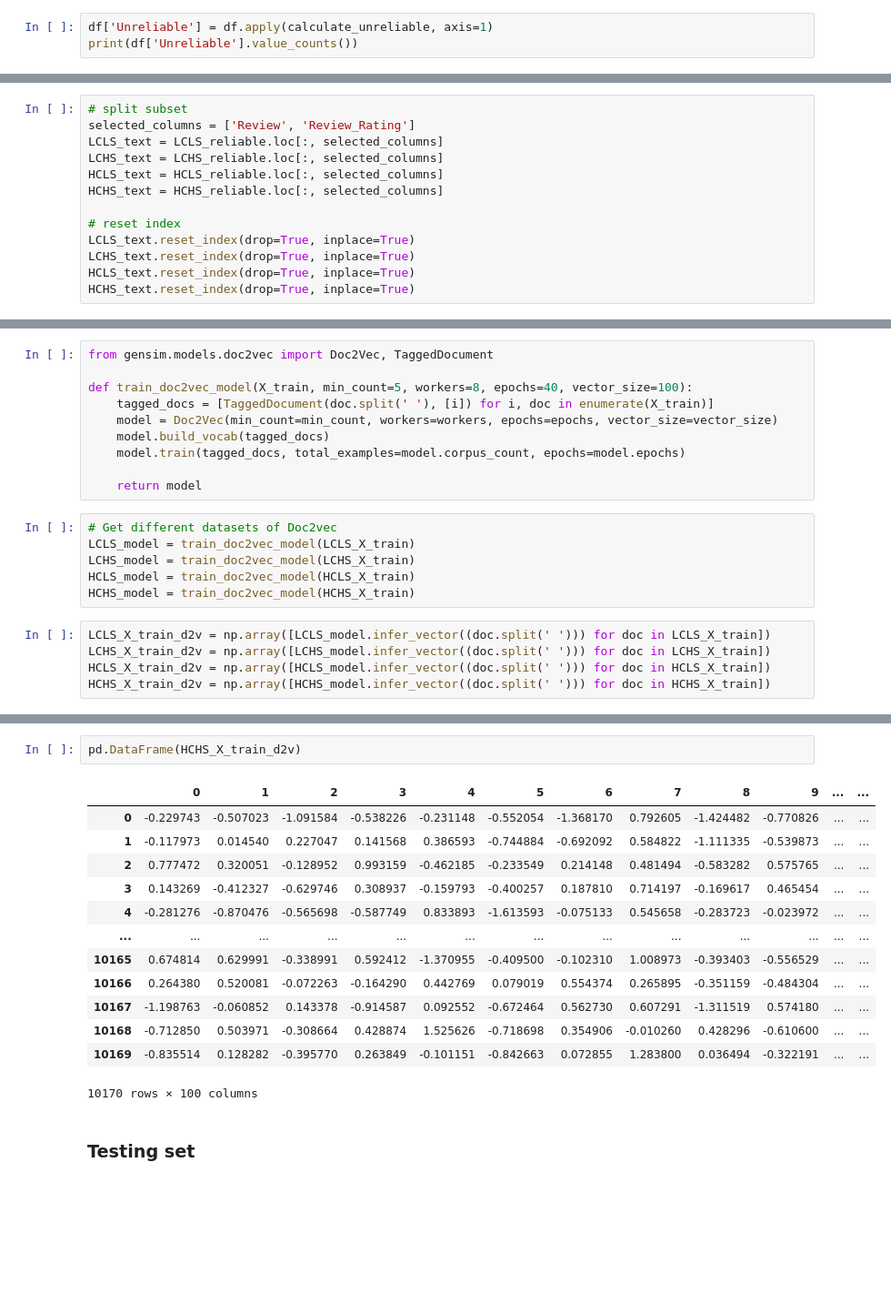
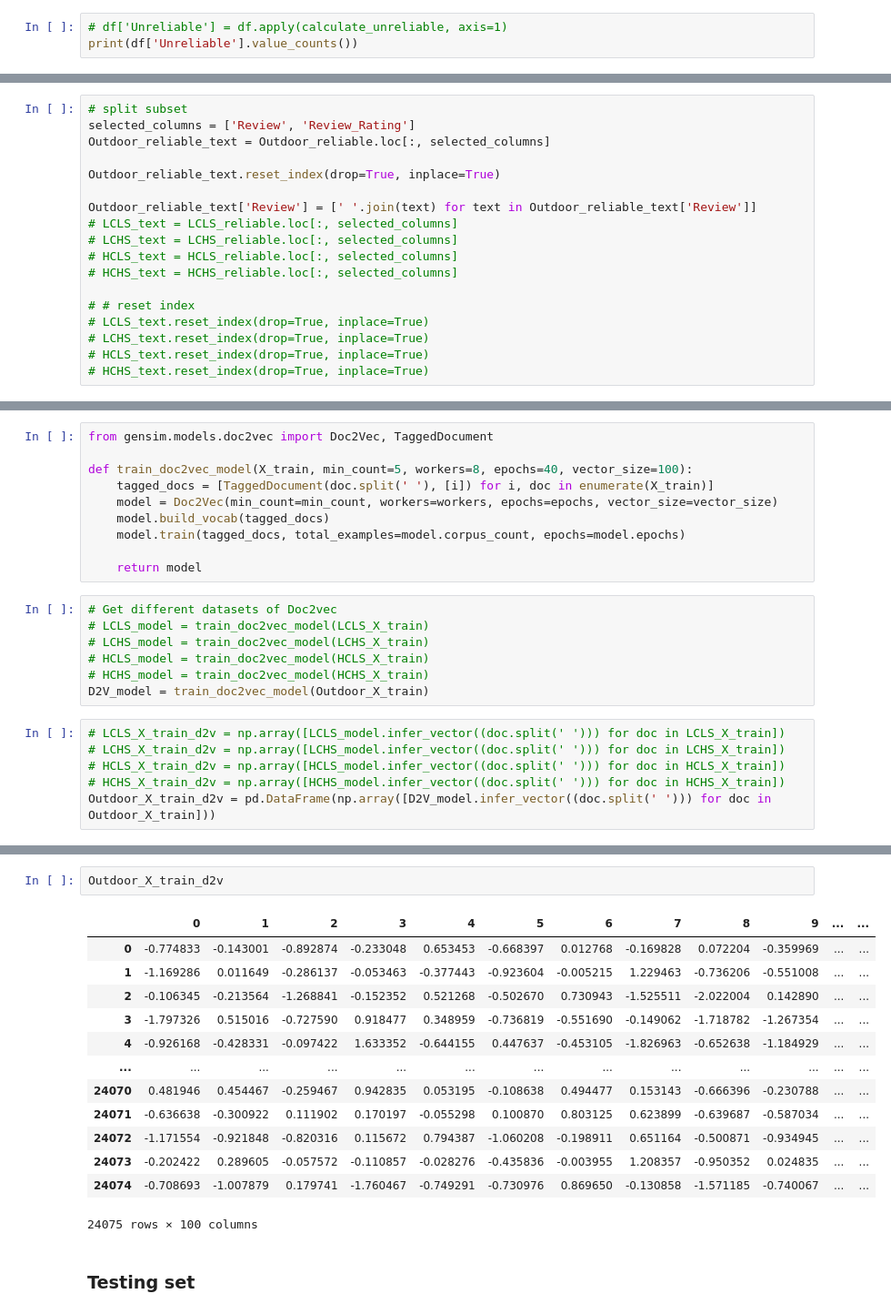
Before and after one commit to kenhao/Interaction_in_Hotel_Reviews, a Jupyter notebook: Reviews_rating_prediction/Review_rating_outdoor.ipynb, the cells around one changed output, grey strips where cells are left out. Shown: that part at 91% size. Saved outputs shown, nothing was run; the diff lists cells and outputs as text; blank space fills up the shorter version.

Commit message:
Outdoor datasets finish

```diff
--- a/Reviews_rating_prediction/Review_rating_outdoor.ipynb
+++ b/Reviews_rating_prediction/Review_rating_outdoor.ipynb
@@ -79,5 +78,5 @@ df['Compound_Score'] = df['Review'].apply(calculate_compound_score)
 # %%
-df['Unreliable'] = df.apply(calculate_unreliable, axis=1)
+# df['Unreliable'] = df.apply(calculate_unreliable, axis=1)
 print(df['Unreliable'].value_counts())
 # %% [output]
 Unreliable
@@ -312,13 +295,18 @@ HCHS_reliable = HCHS[HCHS['Unreliable'] == 0]
 # %%
 # split subset
 selected_columns = ['Review', 'Review_Rating']
-LCLS_text = LCLS_reliable.loc[:, selected_columns]
-LCHS_text = LCHS_reliable.loc[:, selected_columns]
-HCLS_text = HCLS_reliable.loc[:, selected_columns]
-HCHS_text = HCHS_reliable.loc[:, selected_columns]
+Outdoor_reliable_text = Outdoor_reliable.loc[:, selected_columns]
 
-# reset index
-LCLS_text.reset_index(drop=True, inplace=True)
-LCHS_text.reset_index(drop=True, inplace=True)
-HCLS_text.reset_index(drop=True, inplace=True)
-HCHS_text.reset_index(drop=True, inplace=True)
+Outdoor_reliable_text.reset_index(drop=True, inplace=True)
+
+Outdoor_reliable_text['Review'] = [' '.join(text) for text in Outdoor_reliable_text['Review']]
+# LCLS_text = LCLS_reliable.loc[:, selected_columns]
+# LCHS_text = LCHS_reliable.loc[:, selected_columns]
+# HCLS_text = HCLS_reliable.loc[:, selected_columns]
+# HCHS_text = HCHS_reliable.loc[:, selected_columns]
+
+# # reset index
+# LCLS_text.reset_index(drop=True, inplace=True)
+# LCHS_text.reset_index(drop=True, inplace=True)
+# HCLS_text.reset_index(drop=True, inplace=True)
+# HCHS_text.reset_index(drop=True, inplace=True)
@@ -504,12 +476,14 @@ def train_doc2vec_model(X_train, min_count=5, workers=8, epochs=40, vector_size=
     return model
 # %%
 # Get different datasets of Doc2vec
-LCLS_model = train_doc2vec_model(LCLS_X_train)
-LCHS_model = train_doc2vec_model(LCHS_X_train)
-HCLS_model = train_doc2vec_model(HCLS_X_train)
-HCHS_model = train_doc2vec_model(HCHS_X_train)
+# LCLS_model = train_doc2vec_model(LCLS_X_train)
+# LCHS_model = train_doc2vec_model(LCHS_X_train)
+# HCLS_model = train_doc2vec_model(HCLS_X_train)
+# HCHS_model = train_doc2vec_model(HCHS_X_train)
+D2V_model = train_doc2vec_model(Outdoor_X_train)
 # %%
-LCLS_X_train_d2v = np.array([LCLS_model.infer_vector((doc.split(' '))) for doc in LCLS_X_train])
-LCHS_X_train_d2v = np.array([LCHS_model.infer_vector((doc.split(' '))) for doc in LCHS_X_train])
-HCLS_X_train_d2v = np.array([HCLS_model.infer_vector((doc.split(' '))) for doc in HCLS_X_train])
-HCHS_X_train_d2v = np.array([HCHS_model.infer_vector((doc.split(' '))) for doc in HCHS_X_train])
+# LCLS_X_train_d2v = np.array([LCLS_model.infer_vector((doc.split(' '))) for doc in LCLS_X_train])
+# LCHS_X_train_d2v = np.array([LCHS_model.infer_vector((doc.split(' '))) for doc in LCHS_X_train])
+# HCLS_X_train_d2v = np.array([HCLS_model.infer_vector((doc.split(' '))) for doc in HCLS_X_train])
+# HCHS_X_train_d2v = np.array([HCHS_model.infer_vector((doc.split(' '))) for doc in HCHS_X_train])
+Outdoor_X_train_d2v = pd.DataFrame(np.array([D2V_model.infer_vector((doc.split(' '))) for doc in Outdoor_X_train]))
@@ -564,19 +490,19 @@ pd.DataFrame(HCLS_X_train_d2v)
-# %%
-pd.DataFrame(HCHS_X_train_d2v)
-# %% [output]
-|  | 0 | 1 | 2 | 3 | 4 | 5 | 6 | 7 | 8 | 9 | ... | ... |
-| 0 | -0.229743 | -0.507023 | -1.091584 | -0.538226 | -0.231148 | -0.552054 | -1.368170 | 0.792605 | -1.424482 | -0.770826 | ... | ... |
-| 1 | -0.117973 | 0.014540 | 0.227047 | 0.141568 | 0.386593 | -0.744884 | -0.692092 | 0.584822 | -1.111335 | -0.539873 | ... | ... |
-| 2 | 0.777472 | 0.320051 | -0.128952 | 0.993159 | -0.462185 | -0.233549 | 0.214148 | 0.481494 | -0.583282 | 0.575765 | ... | ... |
-| 3 | 0.143269 | -0.412327 | -0.629746 | 0.308937 | -0.159793 | -0.400257 | 0.187810 | 0.714197 | -0.169617 | 0.465454 | ... | ... |
-| 4 | -0.281276 | -0.870476 | -0.565698 | -0.587749 | 0.833893 | -1.613593 | -0.075133 | 0.545658 | -0.283723 | -0.023972 | ... | ... |
-| ... | ... | ... | ... | ... | ... | ... | ... | ... | ... | ... | ... | ... |
-| 10165 | 0.674814 | 0.629991 | -0.338991 | 0.592412 | -1.370955 | -0.409500 | -0.102310 | 1.008973 | -0.393403 | -0.556529 | ... | ... |
-| 10166 | 0.264380 | 0.520081 | -0.072263 | -0.164290 | 0.442769 | 0.079019 | 0.554374 | 0.265895 | -0.351159 | -0.484304 | ... | ... |
-| 10167 | -1.198763 | -0.060852 | 0.143378 | -0.914587 | 0.092552 | -0.672464 | 0.562730 | 0.607291 | -1.311519 | 0.574180 | ... | ... |
-| 10168 | -0.712850 | 0.503971 | -0.308664 | 0.428874 | 1.525626 | -0.718698 | 0.354906 | -0.010260 | 0.428296 | -0.610600 | ... | ... |
-| 10169 | -0.835514 | 0.128282 | -0.395770 | 0.263849 | -0.101151 | -0.842663 | 0.072855 | 1.283800 | 0.036494 | -0.322191 | ... | ... |
-10170 rows × 100 columns
+# %%
+Outdoor_X_train_d2v
+# %% [output]
+|  | 0 | 1 | 2 | 3 | 4 | 5 | 6 | 7 | 8 | 9 | ... | ... |
+| 0 | -0.774833 | -0.143001 | -0.892874 | -0.233048 | 0.653453 | -0.668397 | 0.012768 | -0.169828 | 0.072204 | -0.359969 | ... | ... |
+| 1 | -1.169286 | 0.011649 | -0.286137 | -0.053463 | -0.377443 | -0.923604 | -0.005215 | 1.229463 | -0.736206 | -0.551008 | ... | ... |
+| 2 | -0.106345 | -0.213564 | -1.268841 | -0.152352 | 0.521268 | -0.502670 | 0.730943 | -1.525511 | -2.022004 | 0.142890 | ... | ... |
+| 3 | -1.797326 | 0.515016 | -0.727590 | 0.918477 | 0.348959 | -0.736819 | -0.551690 | -0.149062 | -1.718782 | -1.267354 | ... | ... |
+| 4 | -0.926168 | -0.428331 | -0.097422 | 1.633352 | -0.644155 | 0.447637 | -0.453105 | -1.826963 | -0.652638 | -1.184929 | ... | ... |
+| ... | ... | ... | ... | ... | ... | ... | ... | ... | ... | ... | ... | ... |
+| 24070 | 0.481946 | 0.454467 | -0.259467 | 0.942835 | 0.053195 | -0.108638 | 0.494477 | 0.153143 | -0.666396 | -0.230788 | ... | ... |
+| 24071 | -0.636638 | -0.300922 | 0.111902 | 0.170197 | -0.055298 | 0.100870 | 0.803125 | 0.623899 | -0.639687 | -0.587034 | ... | ... |
+| 24072 | -1.171554 | -0.921848 | -0.820316 | 0.115672 | 0.794387 | -1.060208 | -0.198911 | 0.651164 | -0.500871 | -0.934945 | ... | ... |
+| 24073 | -0.202422 | 0.289605 | -0.057572 | -0.110857 | -0.028276 | -0.435836 | -0.003955 | 1.208357 | -0.950352 | 0.024835 | ... | ... |
+| 24074 | -0.708693 | -1.007879 | 0.179741 | -1.760467 | -0.749291 | -0.730976 | 0.869650 | -0.130858 | -1.571185 | -0.740067 | ... | ... |
+24075 rows × 100 columns
 # %% [markdown]
 ### Testing set
 # %%
```
Also changed, not shown: parts of 127 cells of this notebook, 1 other file.
